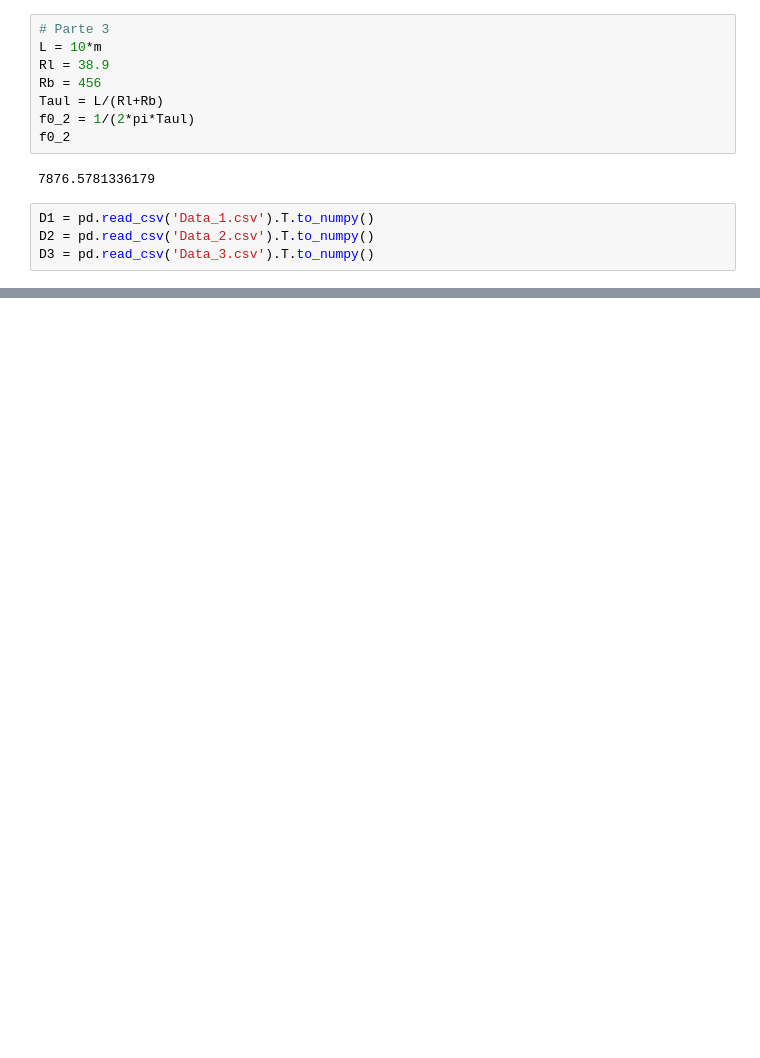
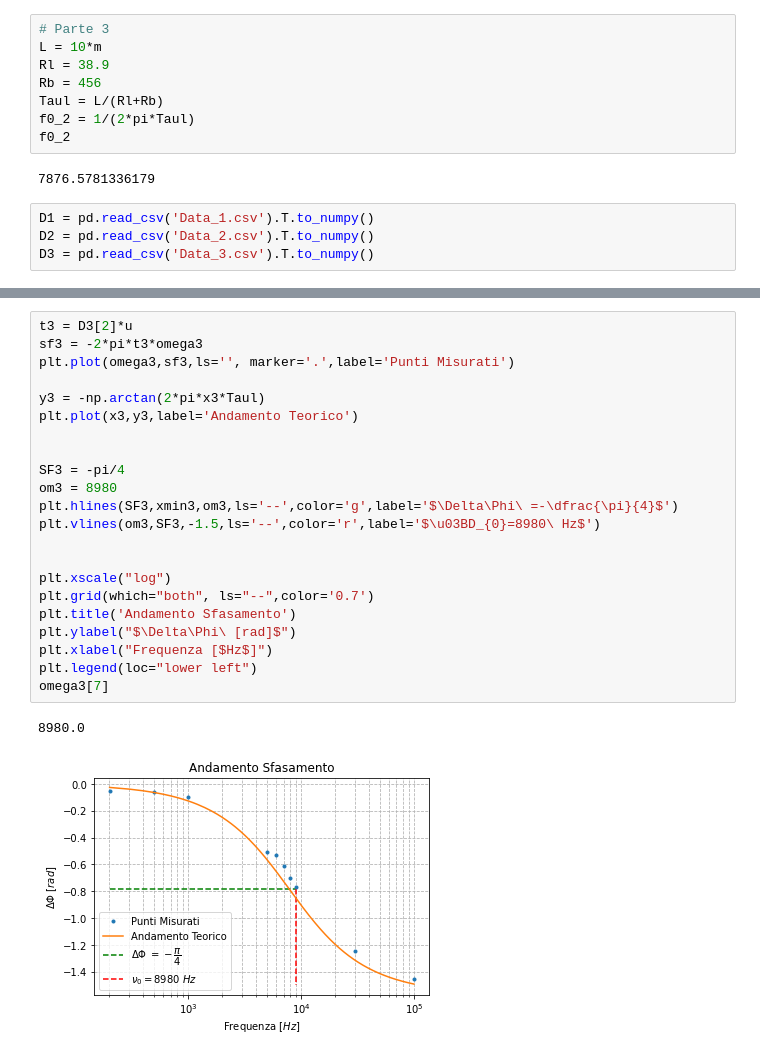
Before and after one commit to Kevin222-hub/Lab_reports, a Jupyter notebook: Elettro_2/Main.ipynb, the cells around one changed output, grey strips where cells are left out. Cells and saved outputs as stored; diff of their text form; blank space fills up the shorter version.

```diff
--- a/Elettro_2/Main.ipynb
+++ b/Elettro_2/Main.ipynb
@@ -87,0 +133,25 @@ t3 = 6562.054900920724
+# %%
+t3 = D3[2]*u
+sf3 = -2*pi*t3*omega3
+plt.plot(omega3,sf3,ls='', marker='.',label='Punti Misurati')
+
+y3 = -np.arctan(2*pi*x3*Taul)
+plt.plot(x3,y3,label='Andamento Teorico')
+
+
+SF3 = -pi/4
+om3 = 8980
+plt.hlines(SF3,xmin3,om3,ls='--',color='g',label='$\Delta\Phi\ =-\dfrac{\pi}{4}$')
+plt.vlines(om3,SF3,-1.5,ls='--',color='r',label='$\u03BD_{0}=8980\ Hz$')
+
+
+plt.xscale("log")
+plt.grid(which="both", ls="--",color='0.7')
+plt.title('Andamento Sfasamento')
+plt.ylabel("$\Delta\Phi\ [rad]$")
+plt.xlabel("Frequenza [$Hz$]")
+plt.legend(loc="lower left")
+omega3[7]
+# %% [output]
+8980.0
+[figure, added]
```
Also changed, not shown: parts of 9 cells of this notebook.
